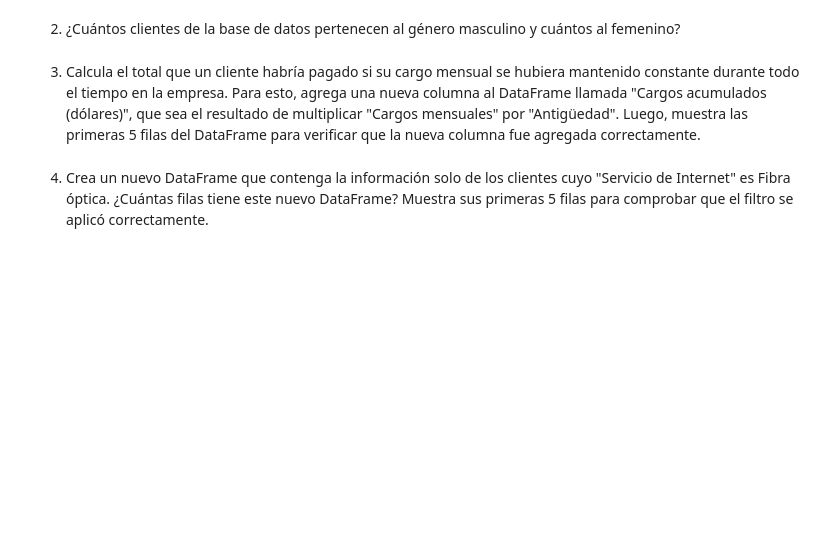
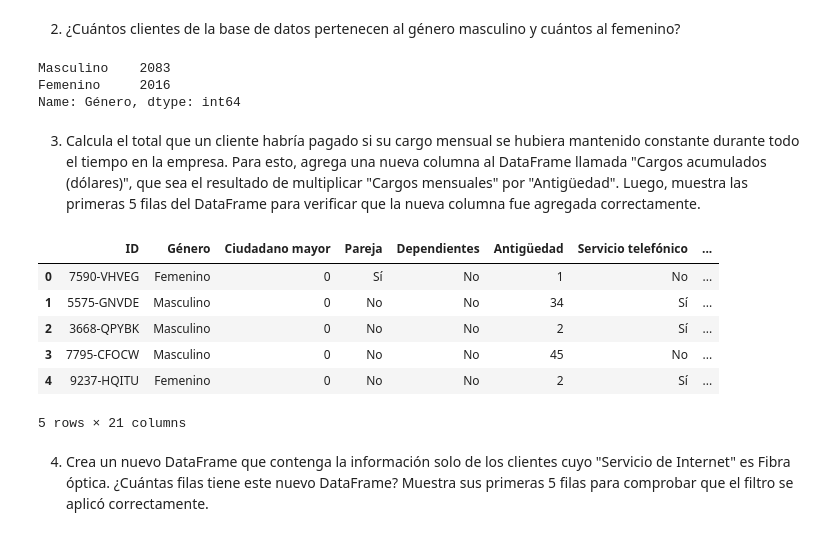
Before and after one commit to oscar-abud/Aprendiendo-Pandas-Python, a Jupyter notebook: Laboratorio 0_Introducción a Pandas.ipynb, the cells around one changed output. Cells and saved outputs as stored; diff of their text form; code cells hidden in the pictures; blank space fills up the shorter version.

```diff
--- a/Laboratorio 0_Introducción a Pandas.ipynb
+++ b/Laboratorio 0_Introducción a Pandas.ipynb
@@ -239,7 +243,27 @@ df_2[{'Género', 'Antigüedad', 'Desrción Cliente'}].head(4)
 # %% [markdown]
 2. ¿Cuántos clientes de la base de datos pertenecen al género masculino y cuántos al femenino?
+# %%
+cant_genero = df_2['Género'].value_counts()
+cant_genero
+# %% [output]
+Masculino    2083
+Femenino     2016
+Name: Género, dtype: int64
 # %% [markdown]
 3. Calcula el total que un cliente habría pagado si su cargo mensual se hubiera mantenido constante durante todo el tiempo en la empresa. Para esto, agrega una nueva columna al DataFrame llamada "Cargos acumulados (dólares)", que sea el resultado de multiplicar "Cargos mensuales" por "Antigüedad". Luego, muestra las primeras 5 filas del DataFrame para verificar que la nueva columna fue agregada correctamente.
+# %%
+df_2['Cargos acumulados (dólares)'] = df_2['Antigüedad']*df_2['Cargos mensuales (dólares)']
+# df_2['Cargos acumulados (dólares)'].head(5)
+# O tambien se puede
+df_2.head(5)
+# %% [output]
+|  | ID | Género | Ciudadano mayor | Pareja | Dependientes | Antigüedad | Servicio telefónico | ... |
+| 0 | 7590-VHVEG | Femenino | 0 | Sí | No | 1 | No | ... |
+| 1 | 5575-GNVDE | Masculino | 0 | No | No | 34 | Sí | ... |
+| 2 | 3668-QPYBK | Masculino | 0 | No | No | 2 | Sí | ... |
+| 3 | 7795-CFOCW | Masculino | 0 | No | No | 45 | No | ... |
+| 4 | 9237-HQITU | Femenino | 0 | No | No | 2 | Sí | ... |
+5 rows × 21 columns
 # %% [markdown]
 4. Crea un nuevo DataFrame que contenga la información solo de los clientes cuyo "Servicio de Internet" es Fibra óptica. ¿Cuántas filas tiene este nuevo DataFrame? Muestra sus primeras 5 filas para comprobar que el filtro se aplicó correctamente.
 # %% [markdown]
```
Also changed, not shown: parts of 4 cells of this notebook.
